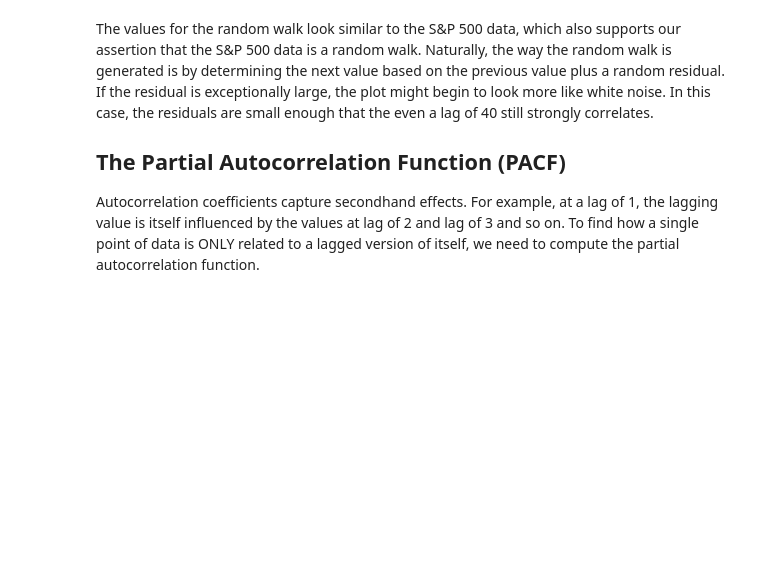
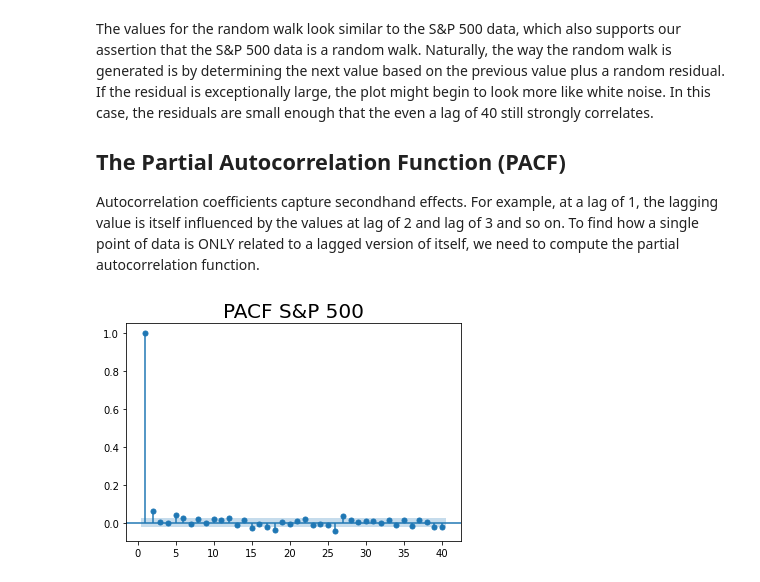
Before and after one commit to adam-gomez/time-series-exercises, a Jupyter notebook: time_series_analysis_model.ipynb, the cells around one changed output. Cells and saved outputs as stored; diff of their text form; code cells hidden in the pictures; blank space fills up the shorter version.

```diff
--- a/time_series_analysis_model.ipynb
+++ b/time_series_analysis_model.ipynb
@@ -510,0 +511,6 @@ sgt.plot_pacf()
+# %%
+sgt.plot_pacf(spx_train.market_value, lags = 40, zero = False, method = ('ols'))
+plt.title('PACF S&P 500', size = 20)
+plt.show()
+# %% [output]
+[figure, added]
```
Also changed, not shown: parts of 18 cells of this notebook.
